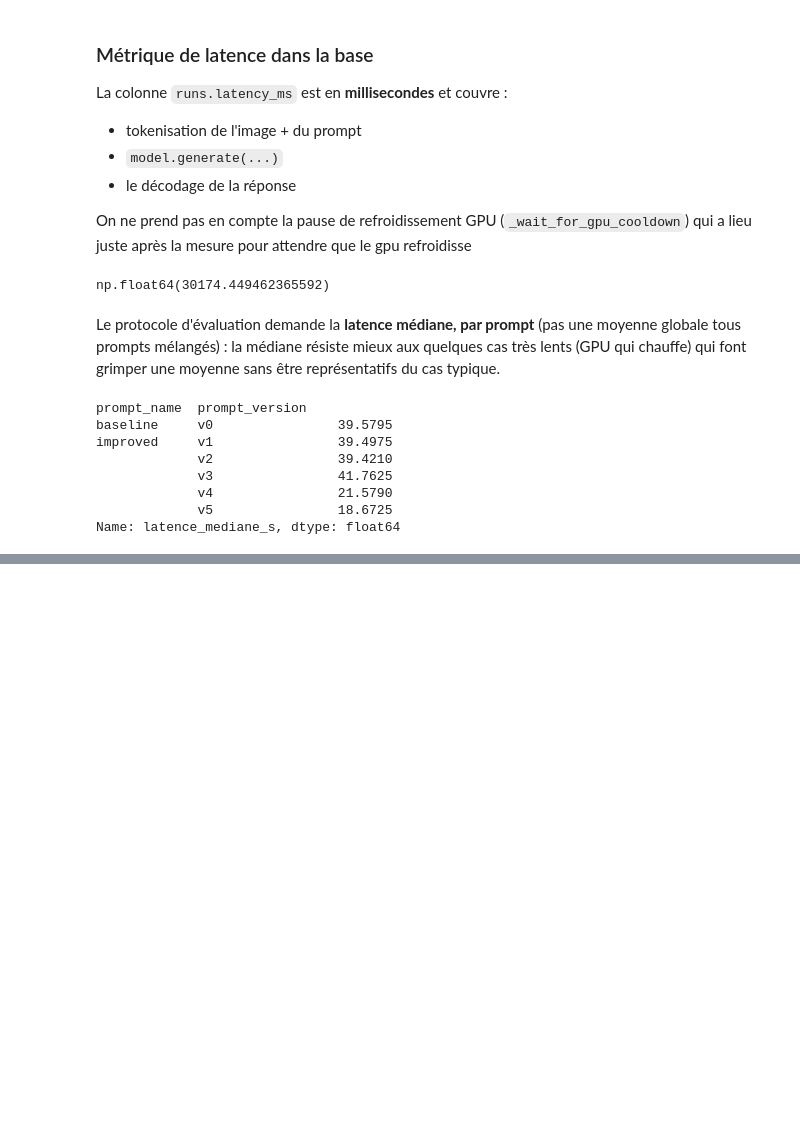
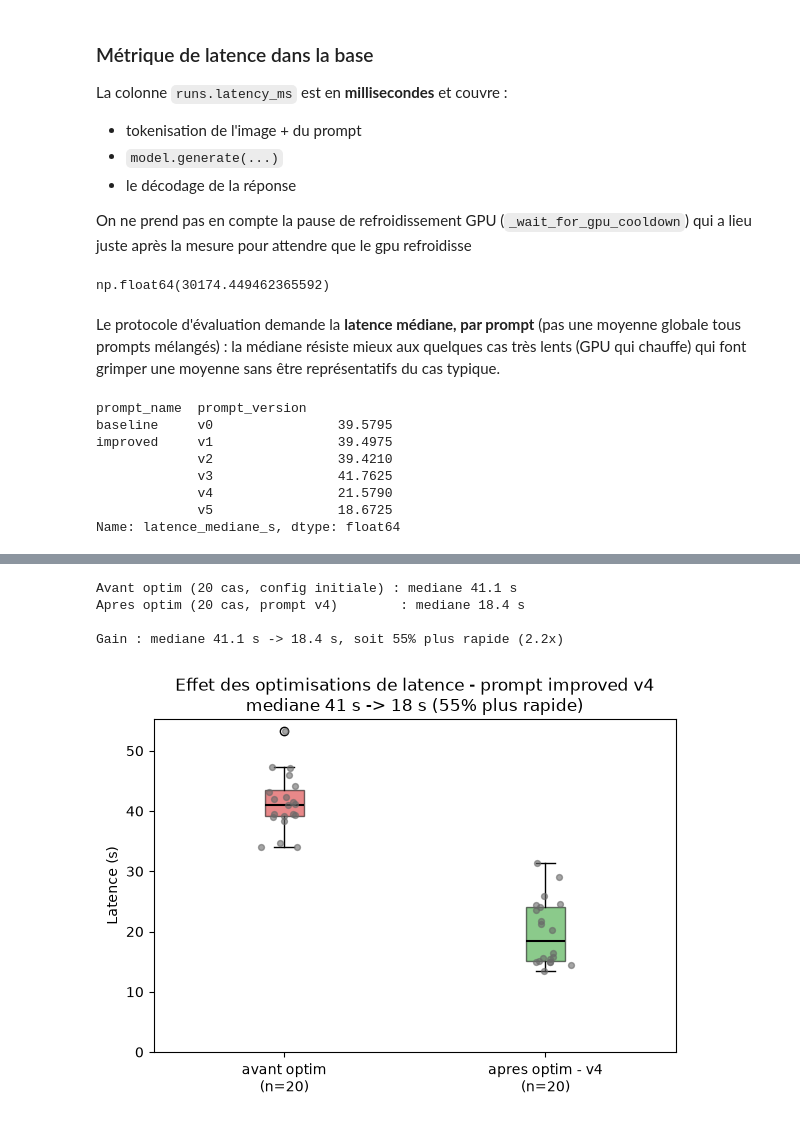
Before and after one commit to imtoatb/Assistant-Radiologique-Virtuel-Intelligent-pour-Radiographies-X, a Jupyter notebook: notebooks/02_research_phase.ipynb, the cells around one changed output, grey strips where cells are left out. Cells and saved outputs as stored; diff of their text form; code cells hidden in the pictures; blank space fills up the shorter version.

```diff
--- a/notebooks/02_research_phase.ipynb
+++ b/notebooks/02_research_phase.ipynb
@@ -770,3 +726,66 @@ Gain : 11.391 s, soit 48% plus rapide
+# %%
+import sqlite3
+import numpy as np
+
+# L'optimisation de latence (max_new_tokens 300->200, bfloat16, chrono demarre apres chargement du modele)
+# a ete appliquee entre le 02/07 et le 04/07. La latence depend de la CONFIG DE GENERATION, pas du texte
+# du prompt -> on compare 20 runs AVANT optim (tous prompts, config initiale ~40s) a 20 runs APRES optim
+# sur le prompt v4 (~20s). NB : v4 n'a que 2 runs avant l'optim, d'ou l'echantillon "tous prompts" cote avant.
+CUTOFF = '2026-07-03'   # frontiere de l'optimisation (entre le lot du 02/07 et celui du 04/07)
+N = 20
+SEED = 42
+
+conn = sqlite3.connect(DB_PATH)
+conn.row_factory = sqlite3.Row
+prompt_v4_id = conn.execute(
+    "SELECT id FROM prompts WHERE prompt_name = 'improved' AND prompt_version = 'v4'"
+).fetchone()['id']
+
+before = pd.DataFrame([dict(r) for r in conn.execute(
+    "SELECT latency_ms, created_at FROM runs WHERE latency_ms > 0 AND created_at < ?",
+    (CUTOFF,)
+).fetchall()])
+after = pd.DataFrame([dict(r) for r in conn.execute(
+    "SELECT latency_ms, created_at FROM runs WHERE latency_ms > 0 AND created_at >= ? AND prompt_id = ?",
+    (CUTOFF, prompt_v4_id)
+).fetchall()])
+conn.close()
+
+# echantillon reproductible de 20 cas de chaque cote
+before_s = before.sample(N, random_state=SEED)['latency_ms'] / 1000
+after_s  = after.sample(N, random_state=SEED)['latency_ms'] / 1000
+
+med_before, med_after = before_s.median(), after_s.median()
+gain_pct = (1 - med_after / med_before) * 100
+print(f"Avant optim ({N} cas, config initiale) : mediane {med_before:.1f} s")
+print(f"Apres optim ({N} cas, prompt v4)        : mediane {med_after:.1f} s")
+print(f"\nGain : mediane {med_before:.1f} s -> {med_after:.1f} s, soit {gain_pct:.0f}% plus rapide ({med_before/med_after:.1f}x)")
+
+# boxplot : montre la mediane ET la dispersion des 20 cas (plus honnete que 2 barres isolees)
+fig, ax = plt.subplots(figsize=(6, 4.5))
+bp = ax.boxplot([before_s, after_s],
+                tick_labels=[f"avant optim\n(n={N})", f"apres optim - v4\n(n={N})"],
+                patch_artist=True, medianprops=dict(color='black', linewidth=1.5))
+for patch, color in zip(bp['boxes'], ['tab:red', 'tab:green']):
+    patch.set_facecolor(color)
+    patch.set_alpha(0.55)
+
+# points individuels legerement decales pour voir chaque cas
+rng = np.random.default_rng(SEED)
+for i, data in enumerate([before_s, after_s], start=1):
+    ax.scatter(rng.normal(i, 0.045, len(data)), data, s=18, color='dimgray', alpha=0.6, zorder=3)
+
+ax.set_ylabel("Latence (s)")
+ax.set_ylim(bottom=0)
+ax.set_title(f"Effet des optimisations de latence - prompt improved v4\nmediane {med_before:.0f} s -> {med_after:.0f} s ({gain_pct:.0f}% plus rapide)")
+plt.tight_layout()
+plt.show()
+# %% [output]
+Avant optim (20 cas, config initiale) : mediane 41.1 s
+Apres optim (20 cas, prompt v4)        : mediane 18.4 s
+
+Gain : mediane 41.1 s -> 18.4 s, soit 55% plus rapide (2.2x)
+[figure, added]
 # %% [markdown]
 ## 6. Dataset RSNA : historique des prompts et tentative de vote
 
```
Also changed, not shown: parts of 3 cells of this notebook, 14 other files.
